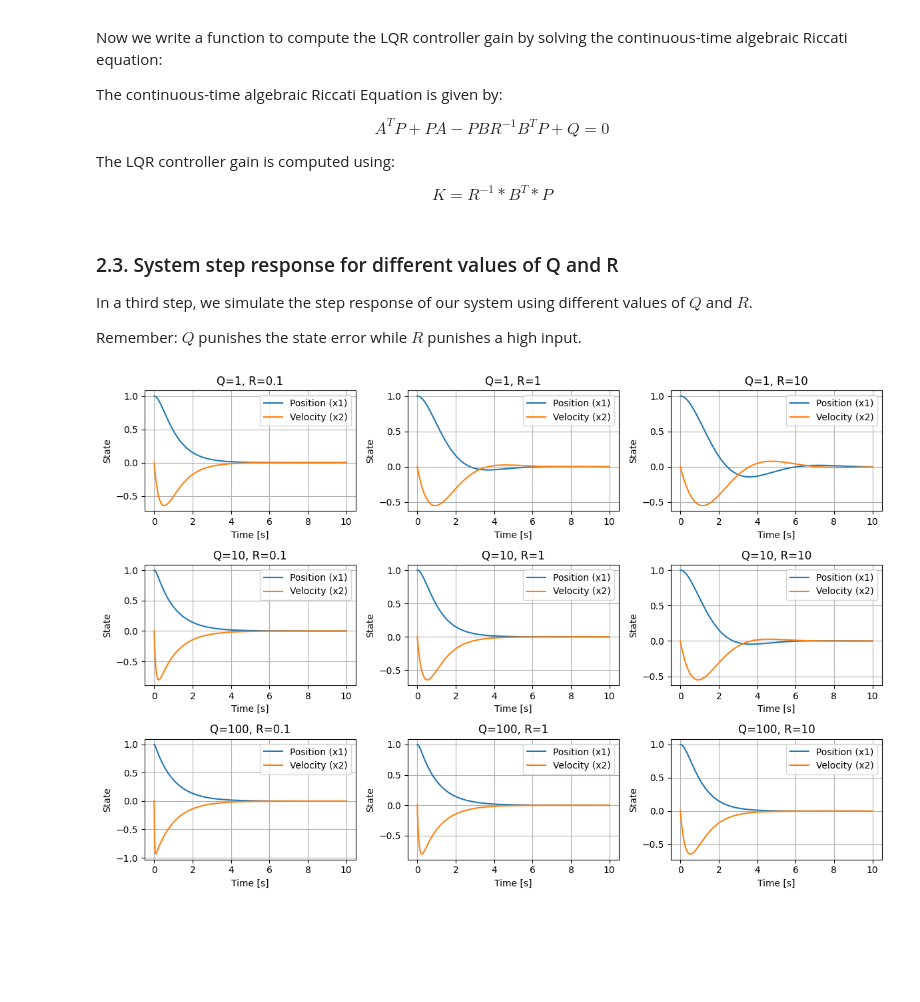
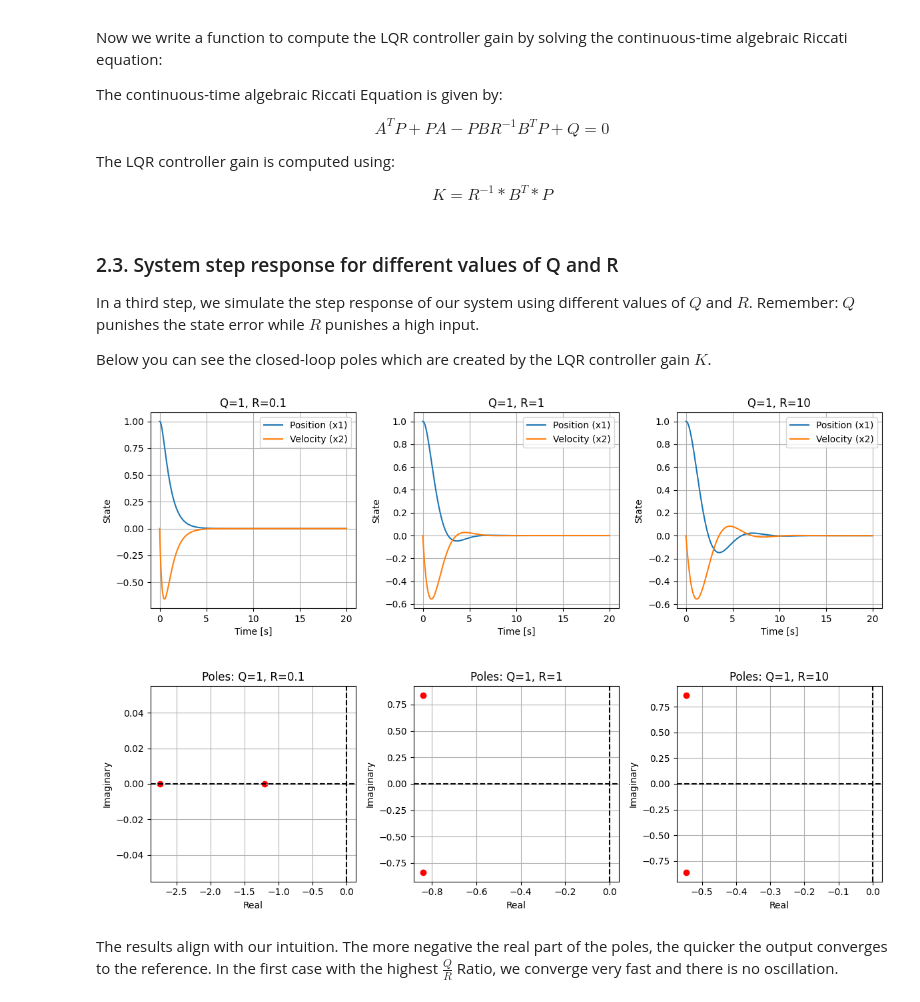
Before and after one commit to idsc-frazzoli/CS2-notebooks, a Jupyter notebook: 2025/ps03/ps03_draft.ipynb, the cells around one changed output. Drawn from its saved outputs; the diff is of its cells as text; code cells hidden in the pictures; blank space fills up the shorter version.

```diff
--- a/2025/ps03/ps03_draft.ipynb
+++ b/2025/ps03/ps03_draft.ipynb
@@ -64,60 +64,82 @@ def compute_lqr(A, B, Q, R):
     return K
 # %% [markdown]
 ### 2.3. System step response for different values of Q and R
-In a third step, we simulate the step response of our system using different values of $Q$ and $R$.
+In a third step, we simulate the step response of our system using different values of $Q$ and $R$. Remember: $Q$ punishes the state error while $R$ punishes a high input.
 
-Remember: $Q$ punishes the state error while $R$ punishes a high input.
+Below you can see the closed-loop poles which are created by the LQR controller gain $K$.
 # %%
-# Function to simulate the closed-loop system
 def simulate_system(A, B, C, K, time_end=10, initial_state=[1, 0]):
     # Closed-loop system dynamics (A_cl = A - B*K)
     A_cl = A - B @ K
+
+    # Calculate the poles (eigenvalues of A_cl)
+    poles = np.linalg.eigvals(A_cl)
 
     # Time vector
     t = np.linspace(0, time_end, 500)
 
     # Simulate the system's response to the initial state
     x = np.zeros((len(t), len(initial_state)))
     x[0] = initial_state
 
     for i in range(1, len(t)):
         # State update: x_dot = A_cl * x
         x_dot = A_cl @ x[i-1]
         x[i] = x[i-1] + x_dot * (t[i] - t[i-1])  # Simple Euler integration
 
-    # Plot the system's state over time
-    plt.plot(t, x[:, 0], label='Position (x1)')
-    plt.plot(t, x[:, 1], label='Velocity (x2)')
-    plt.xlabel('Time [s]')
-    plt.ylabel('State')
-    plt.title('Closed-Loop System Response with LQR Control')
-    plt.legend()
-    plt.grid(True)
+    # Return state response, poles, and time vector
+    return x, poles, t
+
 
 # Define different values for Q and R weights to compare
-Q_values = [1, 10, 100]  # Different state error weights (Q)
+Q_values = [1]  # Different state error weights (Q)
 R_values = [0.1, 1, 10]  # Different input weights (R)
 
-# Set up the plot
+# Set up the plot grid based on number of Q and R values
 plt.figure(figsize=(12, 8))
+num_Q = len(Q_values)
+num_R = len(R_values)
 
 # Loop over combinations of Q and R
-for Q_val in Q_values:
-    for R_val in R_values:
+for i, Q_val in enumerate(Q_values):
+    for j, R_val in enumerate(R_values):
         # Define Q and R
         Q = np.diag([Q_val, Q_val])  # State error weight
         R = np.array([[R_val]])      # Input weight
 
         # Compute the LQR gain K
         K = compute_lqr(A, B, Q, R)
 
-        # Simulate and plot the closed-loop system
-        plt.subplot(len(Q_values), len(R_values), len(R_values)*(Q_values.index(Q_val)) + R_values.index(R_val) + 1)
-        simulate_system(A, B, C, K, time_end=10)
-        plt.title(f"Q={Q_val}, R={R_val}")
+        # Simulate the system and get the response and poles
+        x, poles, t = simulate_system(A, B, C, K, time_end=20)
+
+        # Create subplots for the system response (state variables)
+        ax1 = plt.subplot(2, num_R, i*num_R + j + 1)
+        ax1.plot(t, x[:, 0], label='Position (x1)')
+        ax1.plot(t, x[:, 1], label='Velocity (x2)')
+        ax1.set_xlabel('Time [s]')
+        ax1.set_ylabel('State')
+        ax1.set_title(f"Q={Q_val}, R={R_val}")
+        ax1.legend()
+        ax1.grid(True)
+
+        # Create subplots for the closed-loop poles in the complex plane
+        ax2 = plt.subplot(2, num_R, num_R + i*num_R + j + 1)
+        real_parts = np.real(poles)
+        imag_parts = np.imag(poles)
+        ax2.scatter(real_parts, imag_parts, color='r', label='Poles')
+        ax2.axhline(0, color='k', linestyle='--')
+        ax2.axvline(0, color='k', linestyle='--')
+        ax2.set_xlabel('Real')
+        ax2.set_ylabel('Imaginary')
+        ax2.set_title(f"Poles: Q={Q_val}, R={R_val}")
+        ax2.grid(True)
 
 # Adjust layout and display the plots
 plt.tight_layout()
+plt.subplots_adjust(hspace=0.4)  # Increase spacing between plots
 plt.show()
 # %% [output]
-[figure, old version]
+[figure, new version]
+# %% [markdown]
+The results align with our intuition. The more negative the real part of the poles, the quicker the output converges to the reference. In the first case with the highest $\frac{Q}{R}$ Ratio, we converge very fast and there is no oscillation.
```
